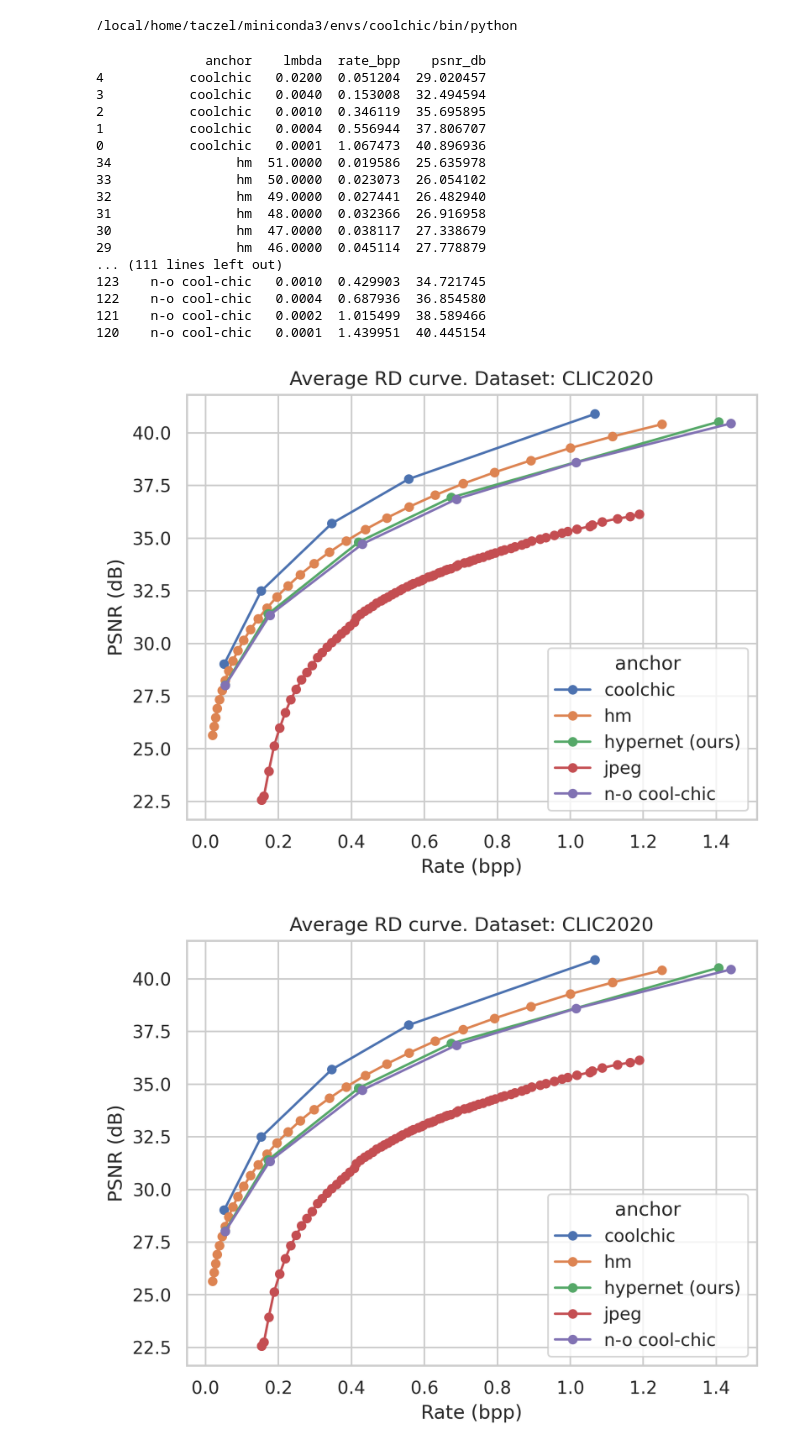
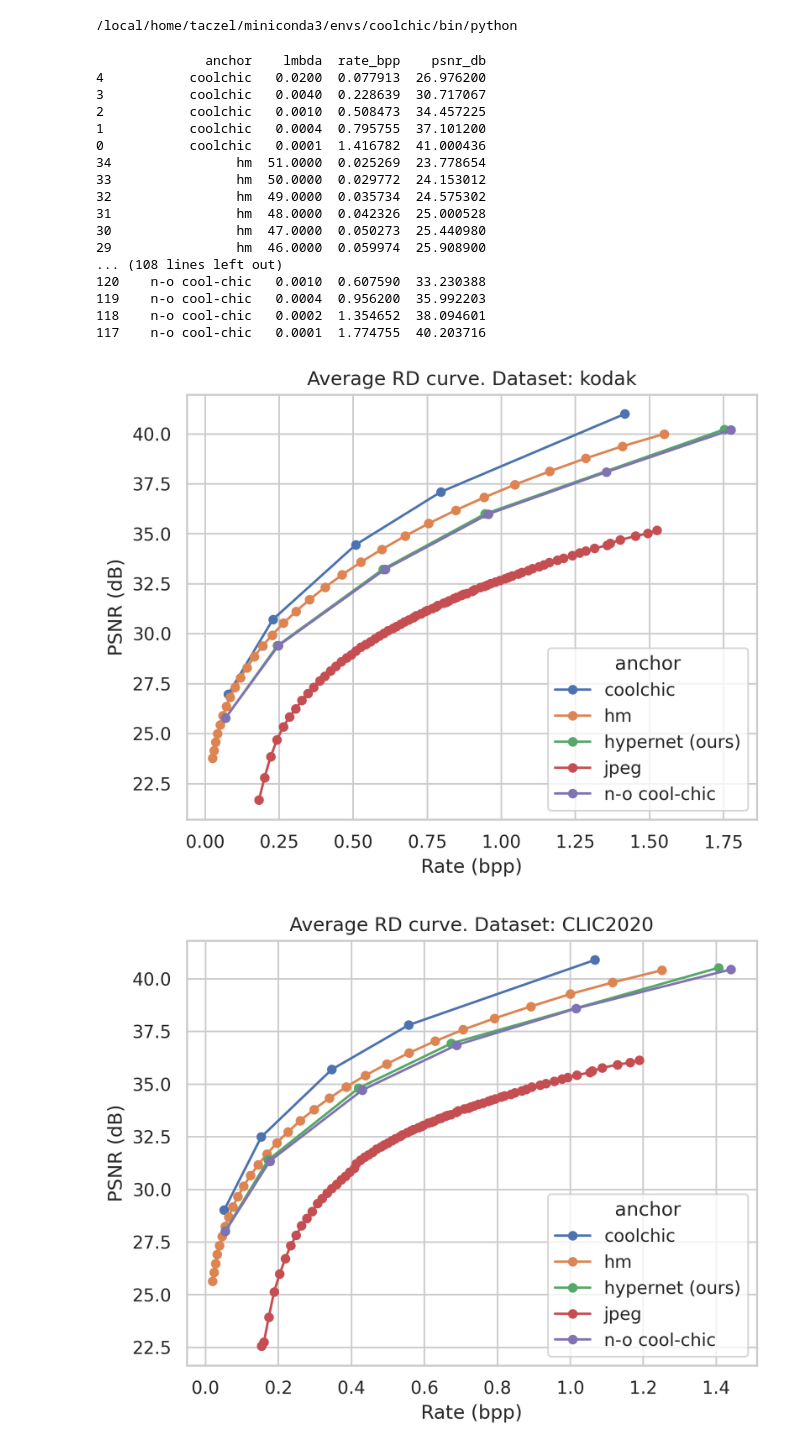
Before and after one commit to pepborrell/cool-chic, a Jupyter notebook: notebooks/plots.ipynb, the cells around one changed output. Drawn from its saved outputs; the diff is of its cells as text; code cells hidden in the pictures.

Commit message:
plots

```diff
--- a/notebooks/plots.ipynb
+++ b/notebooks/plots.ipynb
@@ -172,26 +172,26 @@ def rd_plots_from_dataset_print(dataset: Literal["kodak", "clic20-pro-valid"]) -
     #     plot_hypernet_rd(seq_name, df, dataset=dataset)
 # %%
 # df = rd_plots_from_dataset("kodak")  # get data and run existing plot code if needed
-df = rd_plots_from_dataset_print("clic20-pro-valid")
+df = rd_plots_from_dataset_print("kodak")
 # %% [output]
               anchor    lmbda  rate_bpp    psnr_db
-4           coolchic   0.0200  0.051204  29.020457
-3           coolchic   0.0040  0.153008  32.494594
-2           coolchic   0.0010  0.346119  35.695895
-1           coolchic   0.0004  0.556944  37.806707
-0           coolchic   0.0001  1.067473  40.896936
-34                hm  51.0000  0.019586  25.635978
-33                hm  50.0000  0.023073  26.054102
-32                hm  49.0000  0.027441  26.482940
-31                hm  48.0000  0.032366  26.916958
-30                hm  47.0000  0.038117  27.338679
-29                hm  46.0000  0.045114  27.778879
-... (111 lines left out)
-123    n-o cool-chic   0.0010  0.429903  34.721745
-122    n-o cool-chic   0.0004  0.687936  36.854580
-121    n-o cool-chic   0.0002  1.015499  38.589466
-120    n-o cool-chic   0.0001  1.439951  40.445154
+4           coolchic   0.0200  0.077913  26.976200
+3           coolchic   0.0040  0.228639  30.717067
+2           coolchic   0.0010  0.508473  34.457225
+1           coolchic   0.0004  0.795755  37.101200
+0           coolchic   0.0001  1.416782  41.000436
+34                hm  51.0000  0.025269  23.778654
+33                hm  50.0000  0.029772  24.153012
+32                hm  49.0000  0.035734  24.575302
+31                hm  48.0000  0.042326  25.000528
+30                hm  47.0000  0.050273  25.440980
+29                hm  46.0000  0.059974  25.908900
+... (108 lines left out)
+120    n-o cool-chic   0.0010  0.607590  33.230388
+119    n-o cool-chic   0.0004  0.956200  35.992203
+118    n-o cool-chic   0.0002  1.354652  38.094601
+117    n-o cool-chic   0.0001  1.774755  40.203716
-[figure, old version]
+[figure, new version]
 # %%
 rd_plots_from_dataset("clic20-pro-valid")
 # %% [output]
```
Also changed, not shown: parts of 1 cell of this notebook, 2 other files.
